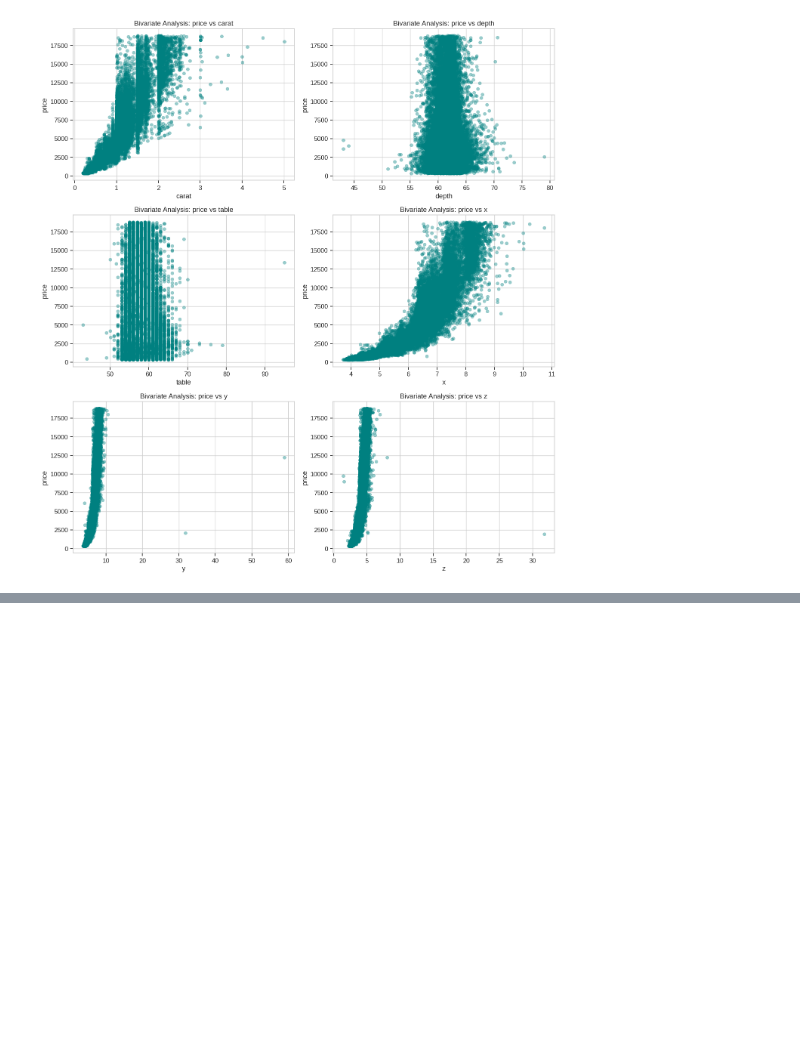
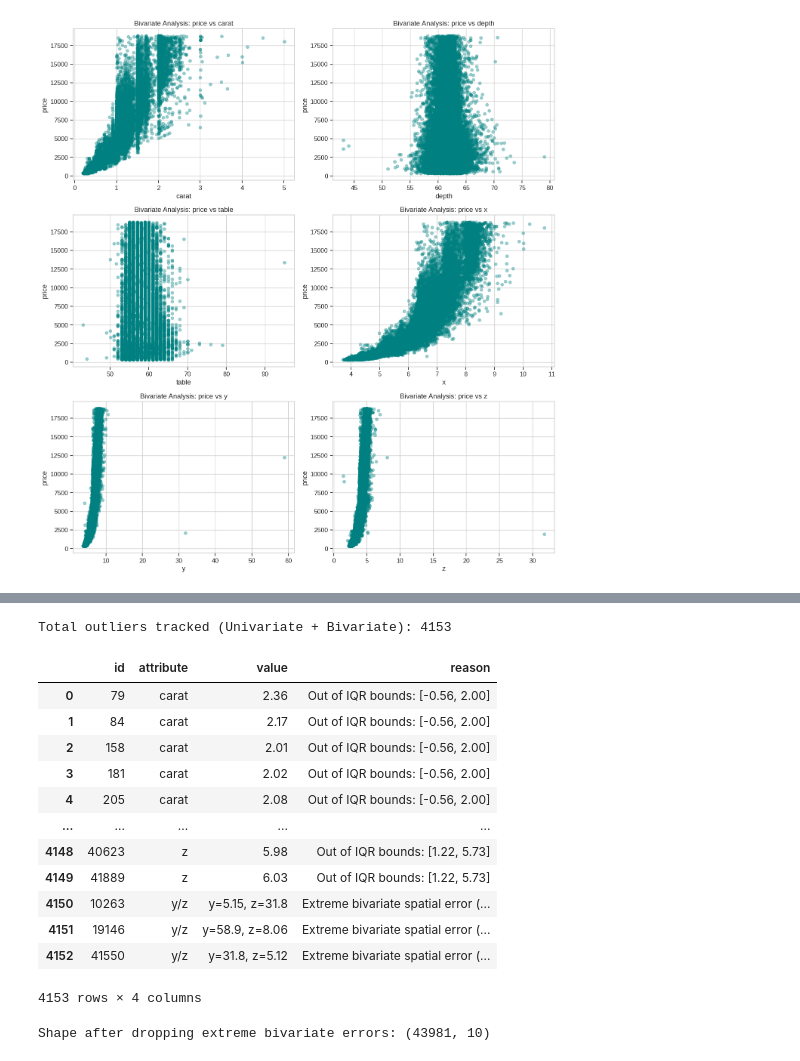
Before and after one commit to Hugusss/AAMD-Task-SupervisedLearning, a Jupyter notebook: read_preprocess_data.ipynb, the cells around one changed output, grey strips where cells are left out. Cells and saved outputs as stored; diff of their text form; code cells hidden in the pictures; blank space fills up the shorter version.

```diff
--- a/devA.ipynb
+++ b/read_preprocess_data.ipynb
@@ -200,0 +213,43 @@ Total IQR-based outlier instances flagged: 4150
+# %%
+# ==============================================================================
+# 2.D & 2.E: END OUTLIER TABLE AND EXECUTE HANDLING strat
+# ==============================================================================
+
+#identify bivariate extreme structural errors
+bivariate_mask = (df_train_clean['y'] > 20) | (df_train_clean['z'] > 20)
+bivariate_indices = df_train_clean[bivariate_mask].index
+
+#Add them to outlier tracking table
+for idx in bivariate_indices:
+    outlier_records.append({
+        'id': train_ids_clean.iloc[idx],
+        'attribute': 'y/z',
+        'value': f"y={df_train_clean.loc[idx, 'y']}, z={df_train_clean.loc[idx, 'z']}",
+        'reason': 'Extreme bivariate spatial error (y or z > 20mm)'
+    })
+
+df_outliers = pd.DataFrame(outlier_records)
+print(f"Total outliers tracked (Univariate + Bivariate): {len(df_outliers)}")
+
+# Display sample of the table (combining some IQR and the Bivariate errors)
+display(df_outliers)
+
+#Drop ONLY the extreme bivariate errors
+df_train_ready = df_train_clean[~bivariate_mask].reset_index(drop=True)
+print(f"\nShape after dropping extreme bivariate errors: {df_train_ready.shape}")
+# %% [output]
+Total outliers tracked (Univariate + Bivariate): 4153
+|  | id | attribute | value | reason |
+| 0 | 79 | carat | 2.36 | Out of IQR bounds: [-0.56, 2.00] |
+| 1 | 84 | carat | 2.17 | Out of IQR bounds: [-0.56, 2.00] |
+| 2 | 158 | carat | 2.01 | Out of IQR bounds: [-0.56, 2.00] |
+| 3 | 181 | carat | 2.02 | Out of IQR bounds: [-0.56, 2.00] |
+| 4 | 205 | carat | 2.08 | Out of IQR bounds: [-0.56, 2.00] |
+| ... | ... | ... | ... | ... |
+| 4148 | 40623 | z | 5.98 | Out of IQR bounds: [1.22, 5.73] |
+| 4149 | 41889 | z | 6.03 | Out of IQR bounds: [1.22, 5.73] |
+| 4150 | 10263 | y/z | y=5.15, z=31.8 | Extreme bivariate spatial error (... |
+| 4151 | 19146 | y/z | y=58.9, z=8.06 | Extreme bivariate spatial error (... |
+| 4152 | 41550 | y/z | y=31.8, z=5.12 | Extreme bivariate spatial error (... |
+4153 rows × 4 columns
+Shape after dropping extreme bivariate errors: (43981, 10)
```
Also changed, not shown: parts of 10 cells of this notebook, 2 other files.
